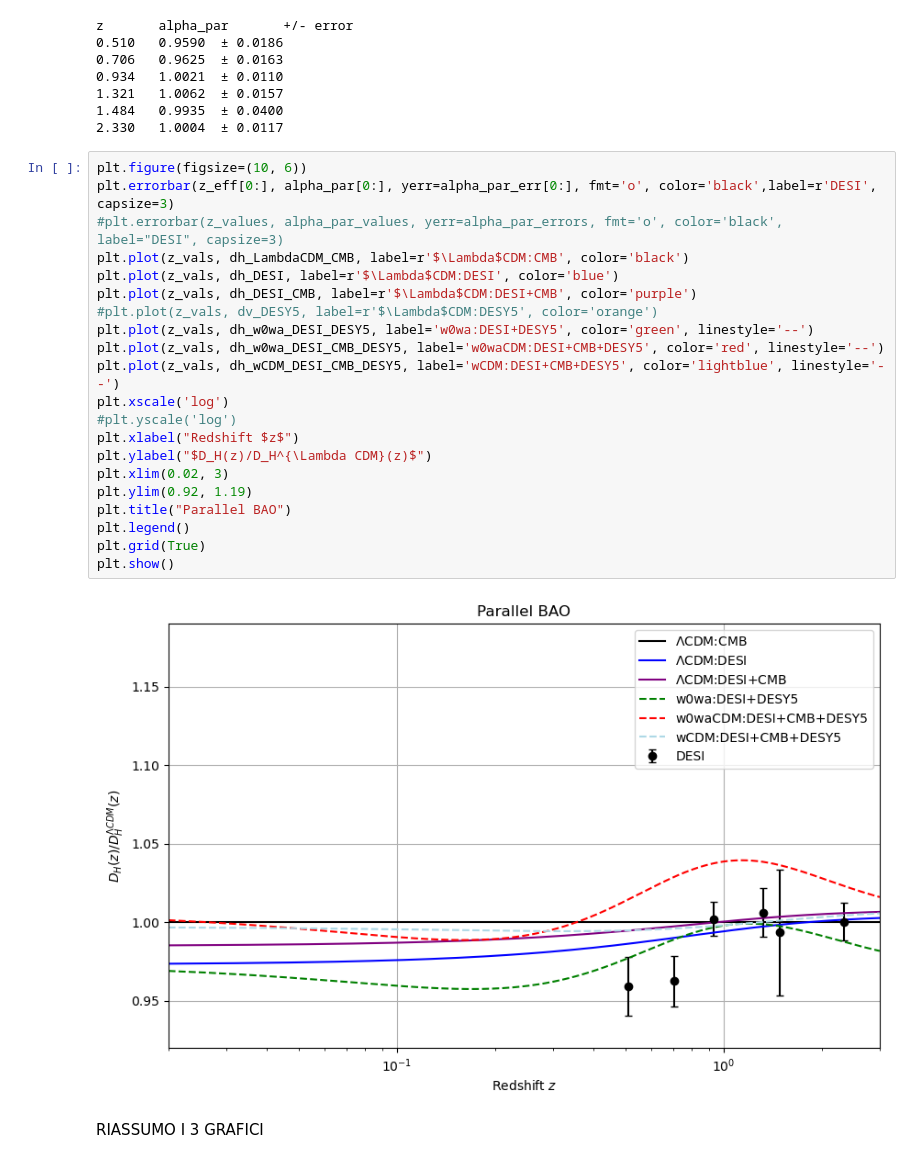
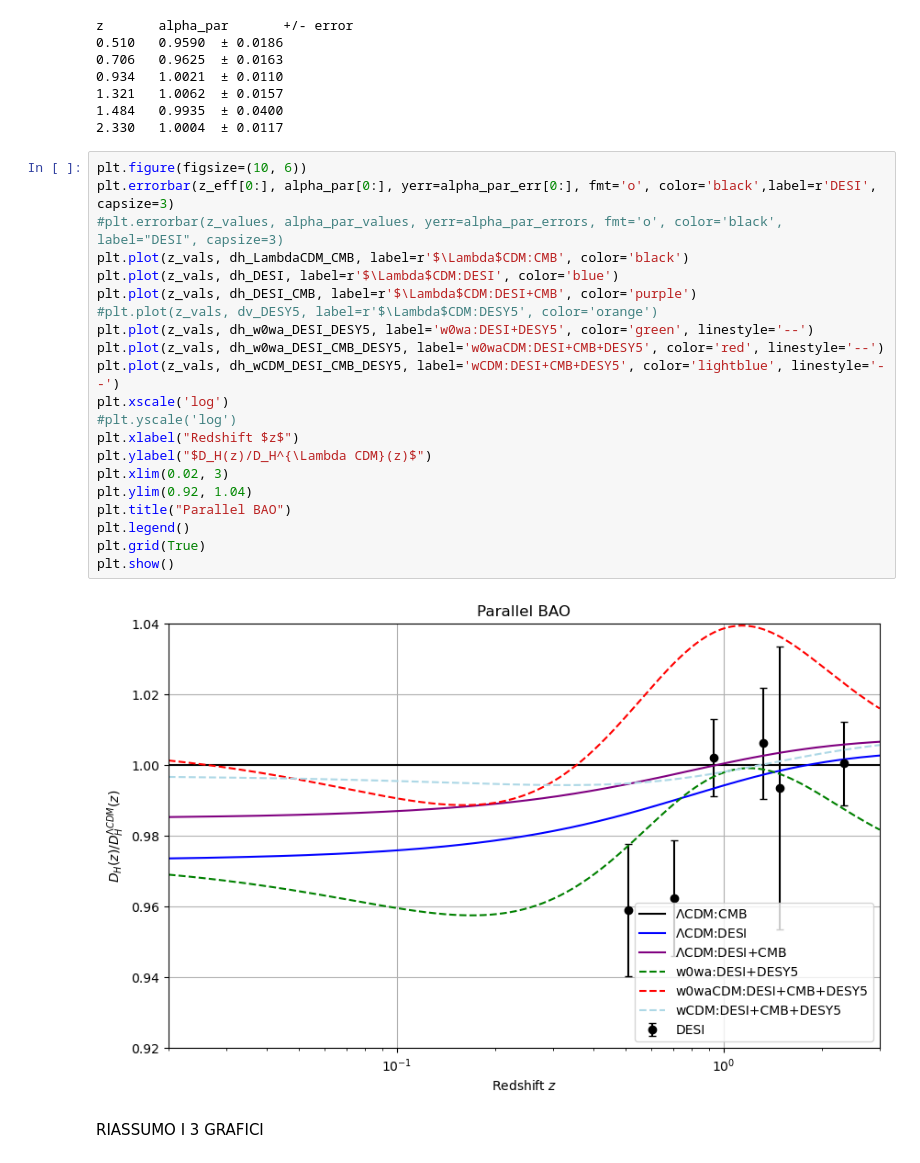
Before and after one commit to maddaba/astrocosmolib, a Jupyter notebook: demo/demo-desi2.ipynb, the cells around one changed output. Saved outputs shown, nothing was run; the diff lists cells and outputs as text.

```diff
--- a/demo/demo-desi2.ipynb
+++ b/demo/demo-desi2.ipynb
@@ -167,26 +167,26 @@ z       alpha_par       +/- error
 # %%
 plt.figure(figsize=(10, 6))
 plt.errorbar(z_eff[0:], alpha_par[0:], yerr=alpha_par_err[0:], fmt='o', color='black',label=r'DESI', capsize=3)
 #plt.errorbar(z_values, alpha_par_values, yerr=alpha_par_errors, fmt='o', color='black', label="DESI", capsize=3)
 plt.plot(z_vals, dh_LambdaCDM_CMB, label=r'$\Lambda$CDM:CMB', color='black')
 plt.plot(z_vals, dh_DESI, label=r'$\Lambda$CDM:DESI', color='blue')
 plt.plot(z_vals, dh_DESI_CMB, label=r'$\Lambda$CDM:DESI+CMB', color='purple')
 #plt.plot(z_vals, dv_DESY5, label=r'$\Lambda$CDM:DESY5', color='orange')
 plt.plot(z_vals, dh_w0wa_DESI_DESY5, label='w0wa:DESI+DESY5', color='green', linestyle='--')
 plt.plot(z_vals, dh_w0wa_DESI_CMB_DESY5, label='w0waCDM:DESI+CMB+DESY5', color='red', linestyle='--')
 plt.plot(z_vals, dh_wCDM_DESI_CMB_DESY5, label='wCDM:DESI+CMB+DESY5', color='lightblue', linestyle='--')
 plt.xscale('log')
 #plt.yscale('log')
 plt.xlabel("Redshift $z$")
 plt.ylabel("$D_H(z)/D_H^{\Lambda CDM}(z)$")
 plt.xlim(0.02, 3)
-plt.ylim(0.92, 1.19)
+plt.ylim(0.92, 1.04)
 plt.title("Parallel BAO")
 plt.legend()
 plt.grid(True)
 plt.show()
 # %% [output]
-[figure, old version]
+[figure, new version]
 # %% [markdown]
 RIASSUMO I 3 GRAFICI
 # %%
```
Also changed, not shown: parts of 1 cell of this notebook.
